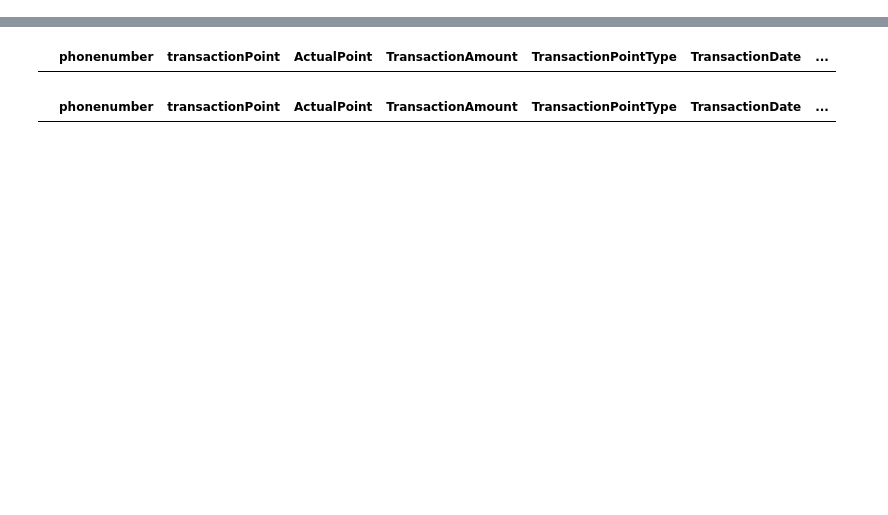
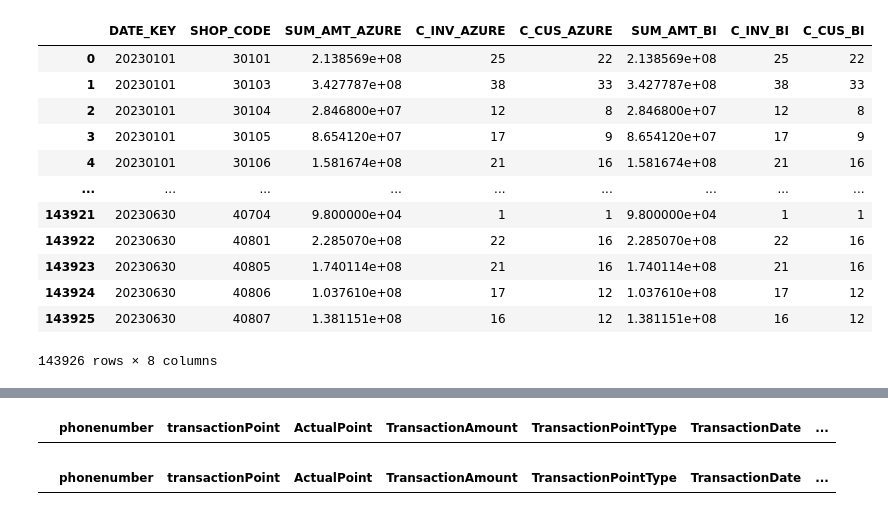
Before and after one commit to vhctruc/CHECK_DATA, a Jupyter notebook: Check_Data.ipynb, the cells around one changed output, grey strips where cells are left out. Cells and saved outputs as stored; diff of their text form; code cells hidden in the pictures; blank space fills up the shorter version.

```diff
--- a/Check_Data.ipynb
+++ b/Check_Data.ipynb
@@ -221,0 +123,7 @@ trans_point_use
+# %%
+df_group_sum_amt = merged_df.groupby(['Ngày Cập Nhật Doanh Thu', 'Mã Shop'], as_index = False)['Thành Tiền'].sum()
+group_sum_amt = pd.DataFrame(df_group_sum_amt)
+df_group_count_inv = merged_df.groupby(['Ngày Cập Nhật Doanh Thu', 'Mã Shop'], as_index = False)['Số Đơn Hàng'].nunique()
+group_count_inv = pd.DataFrame(df_group_count_inv)
+df_group_count_cus = merged_df.groupby(['Ngày Cập Nhật Doanh Thu', 'Mã Shop'], as_index = False)['Mã Khách Hàng'].nunique()
+group_count_cus = pd.DataFrame(df_group_count_cus)
@@ -221,0 +155,32 @@ trans_point_use
+# %%
+query_transactions_ict = f"""SELECT a.DATE_KEY, b.SHOP_CODE,
+SUM(CASE WHEN LEFT(TRANSACTION_TYPE,6) = 'Return' THEN (a.LIST_AMT_AF_VAT*-1) ELSE a.LIST_AMT_AF_VAT END) SUM_AMT,
+COUNT(DISTINCT a.INVOICE_HEADER) C_INV, COUNT(DISTINCT a.CUSTOMER_KEY) C_CUS
+FROM dbo.VF_CID_SALES_TRANSACTION_ICT a
+LEFT JOIN dbo.VD_CID_SHOP_ICT b
+ON a.SHOP_KEY = b.SHOP_KEY
+WHERE 1 = 1
+AND a.W_DELETE_FLG = 'N'
+AND a.DATE_KEY >= 20230101
+GROUP BY a.DATE_KEY, b.SHOP_CODE
+ORDER BY a.DATE_KEY, b.SHOP_CODE
+"""
+query_shop_lc_missing = f"""SELECT DISTINCT a.SHOP_KEY, b.SHOP_CODE
+FROM dbo.VF_CID_SALES_TRANSACTION_FLC a
+LEFT JOIN dbo.VD_CID_SHOP_LC b
+ON a.SHOP_KEY = b.SHOP_KEY
+WHERE b.SHOP_CODE IS NULL
+ORDER BY b.SHOP_CODE"""
+
+query_shop_ict_missing = f"""SELECT DISTINCT a.SHOP_KEY, b.SHOP_CODE
+FROM dbo.VF_CID_SALES_TRANSACTION_ICT a
+LEFT JOIN dbo.VD_CID_SHOP_ICT b
+ON a.SHOP_KEY = b.SHOP_KEY
+WHERE b.SHOP_CODE IS NULL
+ORDER BY b.SHOP_CODE"""
+
+transactions_ict = pd.read_sql_query(query_transactions_ict,azr_engine)
+shop_lc_missing = pd.read_sql_query(query_shop_lc_missing,azr_engine)
+shop_ict_missing = pd.read_sql_query(query_shop_ict_missing,azr_engine)
+transactions_ict['SHOP_CODE'] = transactions_ict['SHOP_CODE'].astype('int64')
+transactions_ict
@@ -221,0 +201,17 @@ trans_point_use
+# %%
+mapping_azure_34 = pd.merge(transactions_ict, result, on=['DATE_KEY','SHOP_CODE'], how='inner', suffixes=['_AZURE', '_BI'])
+mapping_azure_34
+# %% [output]
+|  | DATE_KEY | SHOP_CODE | SUM_AMT_AZURE | C_INV_AZURE | C_CUS_AZURE | SUM_AMT_BI | C_INV_BI | C_CUS_BI |
+| 0 | 20230101 | 30101 | 2.138569e+08 | 25 | 22 | 2.138569e+08 | 25 | 22 |
+| 1 | 20230101 | 30103 | 3.427787e+08 | 38 | 33 | 3.427787e+08 | 38 | 33 |
+| 2 | 20230101 | 30104 | 2.846800e+07 | 12 | 8 | 2.846800e+07 | 12 | 8 |
+| 3 | 20230101 | 30105 | 8.654120e+07 | 17 | 9 | 8.654120e+07 | 17 | 9 |
+| 4 | 20230101 | 30106 | 1.581674e+08 | 21 | 16 | 1.581674e+08 | 21 | 16 |
+| ... | ... | ... | ... | ... | ... | ... | ... | ... |
+| 143921 | 20230630 | 40704 | 9.800000e+04 | 1 | 1 | 9.800000e+04 | 1 | 1 |
+| 143922 | 20230630 | 40801 | 2.285070e+08 | 22 | 16 | 2.285070e+08 | 22 | 16 |
+| 143923 | 20230630 | 40805 | 1.740114e+08 | 21 | 16 | 1.740114e+08 | 21 | 16 |
+| 143924 | 20230630 | 40806 | 1.037610e+08 | 17 | 12 | 1.037610e+08 | 17 | 12 |
+| 143925 | 20230630 | 40807 | 1.381151e+08 | 16 | 12 | 1.381151e+08 | 16 | 12 |
+143926 rows × 8 columns
```
Also changed, not shown: parts of 40 cells of this notebook.
